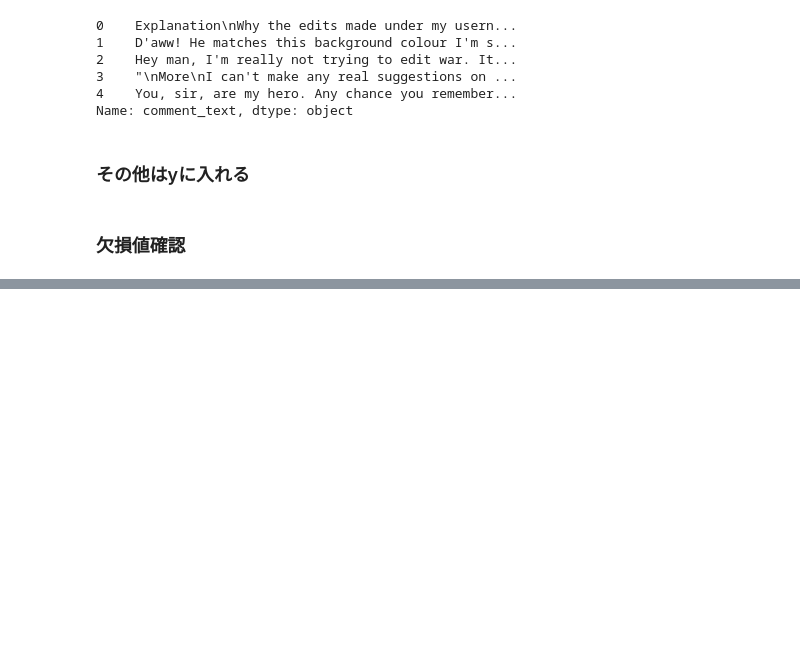
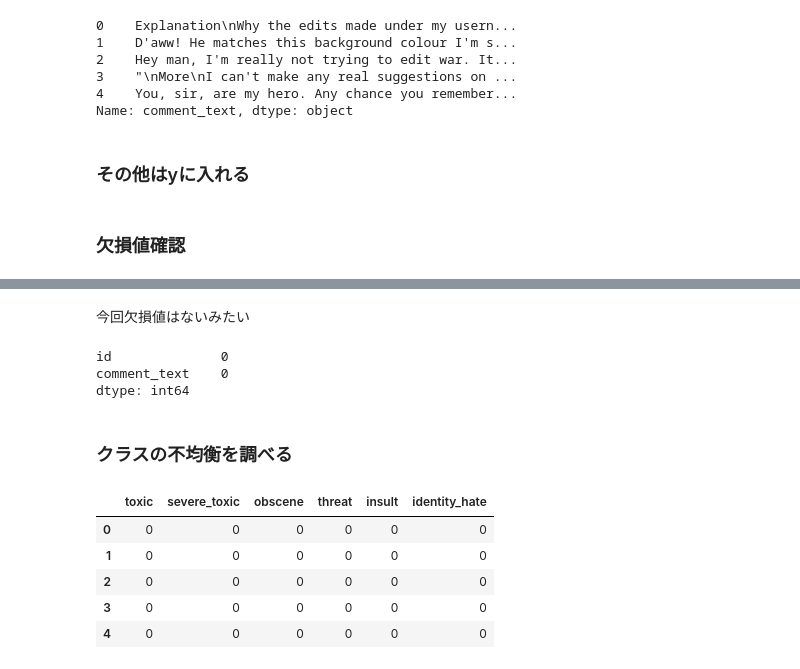
Before and after one commit to sanoyo/kaggle-Toxic-Comment-Classification-Challenge, a Jupyter notebook: 009_ownway/data.ipynb, the cells around one changed output, grey strips where cells are left out. Cells and saved outputs as stored; diff of their text form; code cells hidden in the pictures; blank space fills up the shorter version.

```diff
--- a/009_ownway/data.ipynb
+++ b/009_ownway/data.ipynb
@@ -61,0 +86,20 @@ Name: comment_text, dtype: object
+# %% [markdown]
+今回欠損値はないみたい
+# %%
+test.isnull().sum()
+# %% [output]
+id              0
+comment_text    0
+dtype: int64
+# %% [markdown]
+### クラスの不均衡を調べる
+# %%
+# 行データすべて、列データは2列目以降取得
+train.iloc[:, 2:].head()
+# %% [output]
+|  | toxic | severe_toxic | obscene | threat | insult | identity_hate |
+| 0 | 0 | 0 | 0 | 0 | 0 | 0 |
+| 1 | 0 | 0 | 0 | 0 | 0 | 0 |
+| 2 | 0 | 0 | 0 | 0 | 0 | 0 |
+| 3 | 0 | 0 | 0 | 0 | 0 | 0 |
+| 4 | 0 | 0 | 0 | 0 | 0 | 0 |
```
Also changed, not shown: parts of 8 cells of this notebook.
